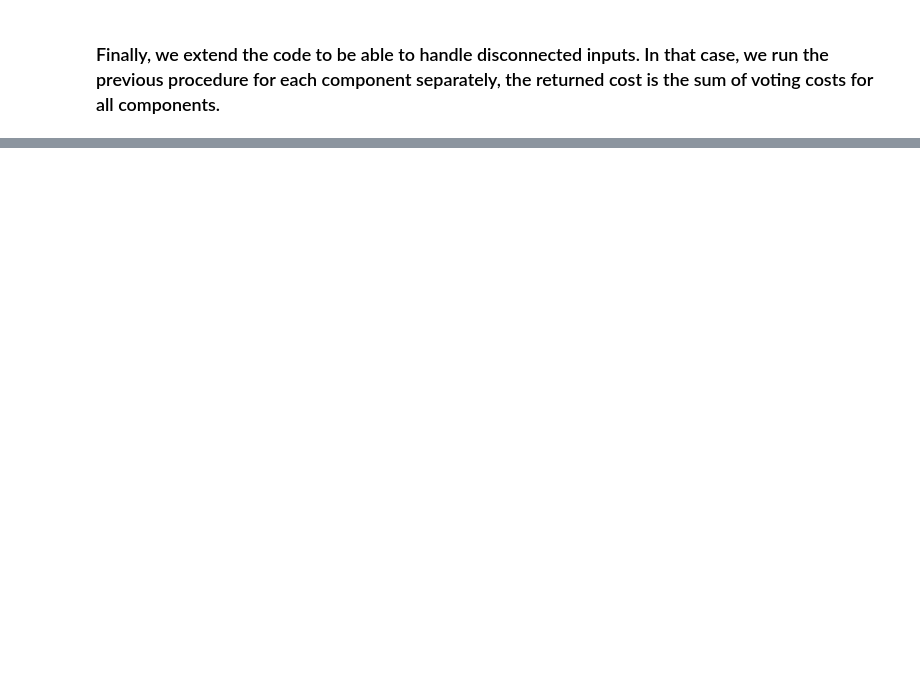
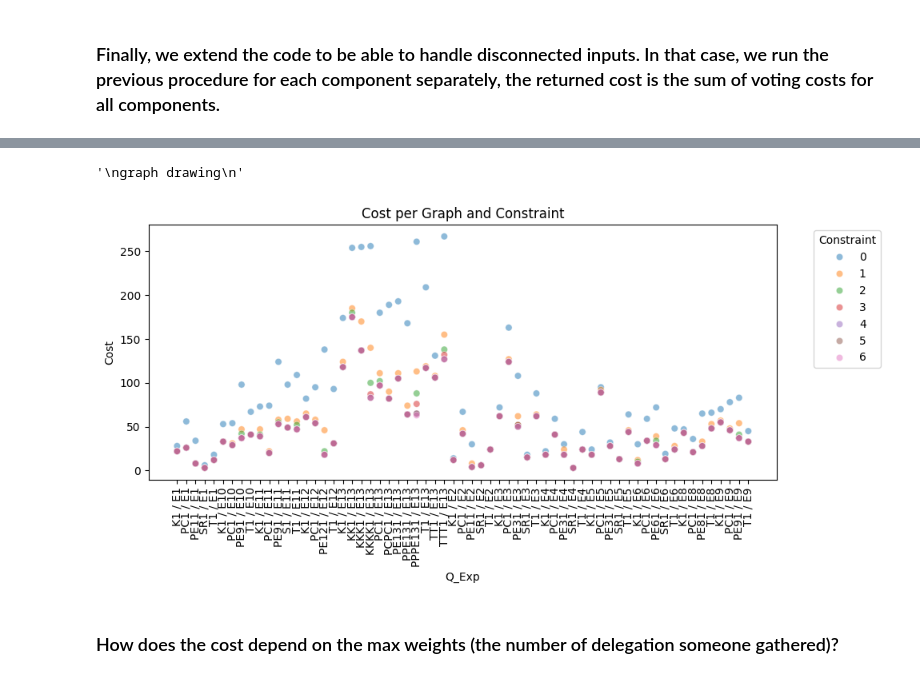
Before and after one commit to gpapasot/cost_liquid_democracy, a Jupyter notebook: costly_democracy.ipynb, the cells around one changed output, grey strips where cells are left out. Drawn from its saved outputs; the diff is of its cells as text; code cells hidden in the pictures; blank space fills up the shorter version.

Commit message:
fixes for the length problem, addition of voting power problem

```diff
--- a/costly_democracy.ipynb
+++ b/costly_democracy.ipynb
@@ -425,4 +525,4 @@ The total voting cost to be paid is
 # %%
 import pandas as pd
-df=pd.read_csv('data.csv')
-essai = df.loc[(df.CodeQuestion == 'K1')&(df.ExpNum == 'E13')]
+df = pd.read_csv('data.csv')
+df.head()
@@ -475,0 +543,2 @@ The total voting cost to be paid is
+# %%
+df['AverageExpertise'] = df['AverageExpertise'].apply(lambda x: int(10-round(x, 1)*10)) # to trun expertise into a cost between 0 and 10. An expertise of 1 is turned to a voting cost of 0.
@@ -475,0 +626,4 @@ The total voting cost to be paid is
+# %%
+graph, voting_cost = build_graph('SR1','E3') # example for experiment E1 on task K (don't worry about the 1; I should have handled that below)
+run_for_connected_components3(graph, voting_cost, [1]*len(graph), 5)
+print(graph,voting_cost)
@@ -475,0 +668,14 @@ The total voting cost to be paid is
+# %%
+# Sample DataFrame (replace with your actual df_output)
+df_output = pd.DataFrame(data_outcome, columns=['Question', 'ExpNum', 'Constraint', 'Cost'])
+
+# Iterate over unique pairs of Question and ExpNum
+for question, expnum in df_output[['Question', 'ExpNum']].drop_duplicates().values:
+    # Filter the dataframe for each pair
+    filtered_df = df_output[(df_output['Question'] == question) & (df_output['ExpNum'] == expnum)]
+
+    # Display the constraints and costs for the current pair
+    print(f"Question: {question}, ExpNum: {expnum}")
+    print("Constraints and Costs:")
+    print(filtered_df[['Constraint', 'Cost']])
+    print("\n")  # Adding a newline for separation between pairs
@@ -475,0 +713,27 @@ The total voting cost to be paid is
+# %%
+'''
+graph drawing
+'''
+# import networkx as nx
+# import matplotlib.pyplot as plt
+
+# # Define the adjacency list
+# adj_list = [[], [6, 32], [], [20], [], [], [], [], [], [26], [], [], [], [], [], [2, 8, 14, 22, 33], [4], [], [19, 21, 24], [], [], [], [10], [], [], [], [25], [], [], [1, 5, 9, 11, 13, 15, 16, 18, 30, 34, 35], [23], [], [], [], [31], []]
+# graph=reverse_graph(adj_list)
+
+# # Create a directed graph
+# G = nx.DiGraph()
+
+# # Add edges from the adjacency list
+# for node, neighbors in enumerate(graph):
+#     for neighbor in neighbors:
+#         G.add_edge(node, neighbor)
+
+# # Draw the graph
+# plt.figure(figsize=(12, 12))
+# pos = nx.spring_layout(G, seed=7)  # Use spring layout for better node positioning
+# nx.draw(G, pos, with_labels=True, node_size=300, node_color='lightblue', font_size=10, font_weight='bold', arrowsize=15)
+# plt.title("Directed Graph Visualization")
+# plt.show()
+# %% [output]
+'\ngraph drawing\n'
@@ -475,0 +742,25 @@ The total voting cost to be paid is
+# %%
+df_output['Q_Exp'] = df_output['Question'].astype(str) + ' / ' + df_output['ExpNum'].astype(str) # create a column with a unique identifier per graph
+
+import seaborn as sns
+
+plt.figure(figsize=(10, 5))
+sns.scatterplot(
+    data=df_output,
+    x='Q_Exp',
+    y='Cost',
+    hue='Constraint',
+    alpha=0.5,
+    palette='tab10'
+)
+plt.xticks(rotation=90)
+plt.title("Cost per Graph and Constraint")
+plt.xlabel("Q_Exp")
+plt.ylabel("Cost")
+plt.legend(title='Constraint', bbox_to_anchor=(1.05, 1), loc='upper left')
+plt.tight_layout()
+plt.show()
+# %% [output]
+[figure, added]
+# %% [markdown]
+### How does the cost depend on the max weights (the number of delegation someone gathered)?
```
Also changed, not shown: parts of 38 cells of this notebook.
